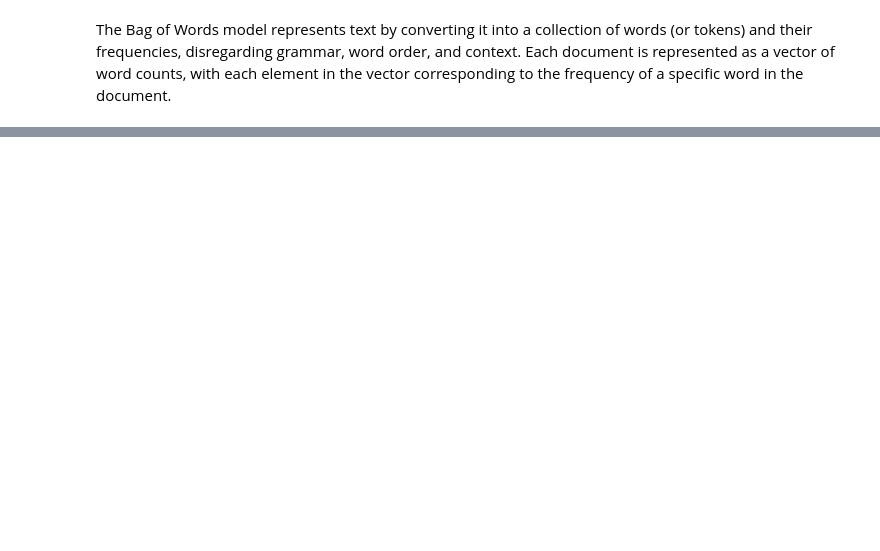
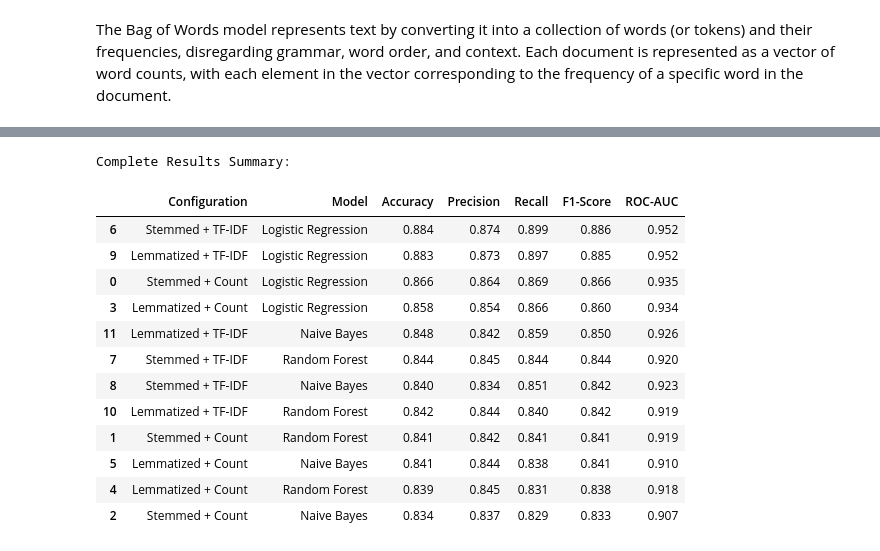
Before and after one commit to PolinaSushko/NLP_Project, a Jupyter notebook: notebooks/nlp_project.ipynb, the cells around one changed output, grey strips where cells are left out. Cells and saved outputs as stored; diff of their text form; code cells hidden in the pictures; blank space fills up the shorter version.

```diff
--- a/notebooks/nlp_project.ipynb
+++ b/notebooks/nlp_project.ipynb
@@ -440,0 +667,19 @@ MemoryError:
+# %%
+# Test each model with each data configuration
+for config_name, (X_train_data, X_val_data) in data_combinations.items():
+    print(f"\n{'='*20} {config_name} {'='*20}")
+
+    config_results = {}
+
+    for model_name, model in models.items():
+        print(f"\nTraining {model_name}...")
+
+        # Train model
+        model.fit(X_train_data, y_train)
+
+        # Evaluate model
+        metrics = evaluate_cls_model(model, X_val_data, y_val, f"{model_name} ({config_name})", return_metrics = True)
+
+        config_results[model_name] = metrics
+
+    results[config_name] = config_results
@@ -440,0 +794,36 @@ MemoryError:
+# %%
+comparison_data = []
+for config in results:
+    for model in results[config]:
+        metrics = results[config][model]
+        comparison_data.append({
+            'Configuration': config,
+            'Model': model,
+            'Accuracy': metrics['accuracy'],
+            'Precision': metrics['precision'],
+            'Recall': metrics['recall'],
+            'F1-Score': metrics['f1'],
+            'ROC-AUC': metrics['roc_auc'] if metrics['roc_auc'] is not None else 'N/A'
+        })
+
+comparison_df = pd.DataFrame(comparison_data)
+comparison_df = comparison_df.round(3)
+comparison_df = comparison_df.sort_values(by='F1-Score', ascending=False)
+
+print("\nComplete Results Summary:")
+comparison_df
+# %% [output]
+Complete Results Summary:
+|  | Configuration | Model | Accuracy | Precision | Recall | F1-Score | ROC-AUC |
+| 6 | Stemmed + TF-IDF | Logistic Regression | 0.884 | 0.874 | 0.899 | 0.886 | 0.952 |
+| 9 | Lemmatized + TF-IDF | Logistic Regression | 0.883 | 0.873 | 0.897 | 0.885 | 0.952 |
+| 0 | Stemmed + Count | Logistic Regression | 0.866 | 0.864 | 0.869 | 0.866 | 0.935 |
+| 3 | Lemmatized + Count | Logistic Regression | 0.858 | 0.854 | 0.866 | 0.860 | 0.934 |
+| 11 | Lemmatized + TF-IDF | Naive Bayes | 0.848 | 0.842 | 0.859 | 0.850 | 0.926 |
+| 7 | Stemmed + TF-IDF | Random Forest | 0.844 | 0.845 | 0.844 | 0.844 | 0.920 |
+| 8 | Stemmed + TF-IDF | Naive Bayes | 0.840 | 0.834 | 0.851 | 0.842 | 0.923 |
+| 10 | Lemmatized + TF-IDF | Random Forest | 0.842 | 0.844 | 0.840 | 0.842 | 0.919 |
+| 1 | Stemmed + Count | Random Forest | 0.841 | 0.842 | 0.841 | 0.841 | 0.919 |
+| 5 | Lemmatized + Count | Naive Bayes | 0.841 | 0.844 | 0.838 | 0.841 | 0.910 |
+| 4 | Lemmatized + Count | Random Forest | 0.839 | 0.845 | 0.831 | 0.838 | 0.918 |
+| 2 | Stemmed + Count | Naive Bayes | 0.834 | 0.837 | 0.829 | 0.833 | 0.907 |
```
Also changed, not shown: parts of 70 cells of this notebook.
